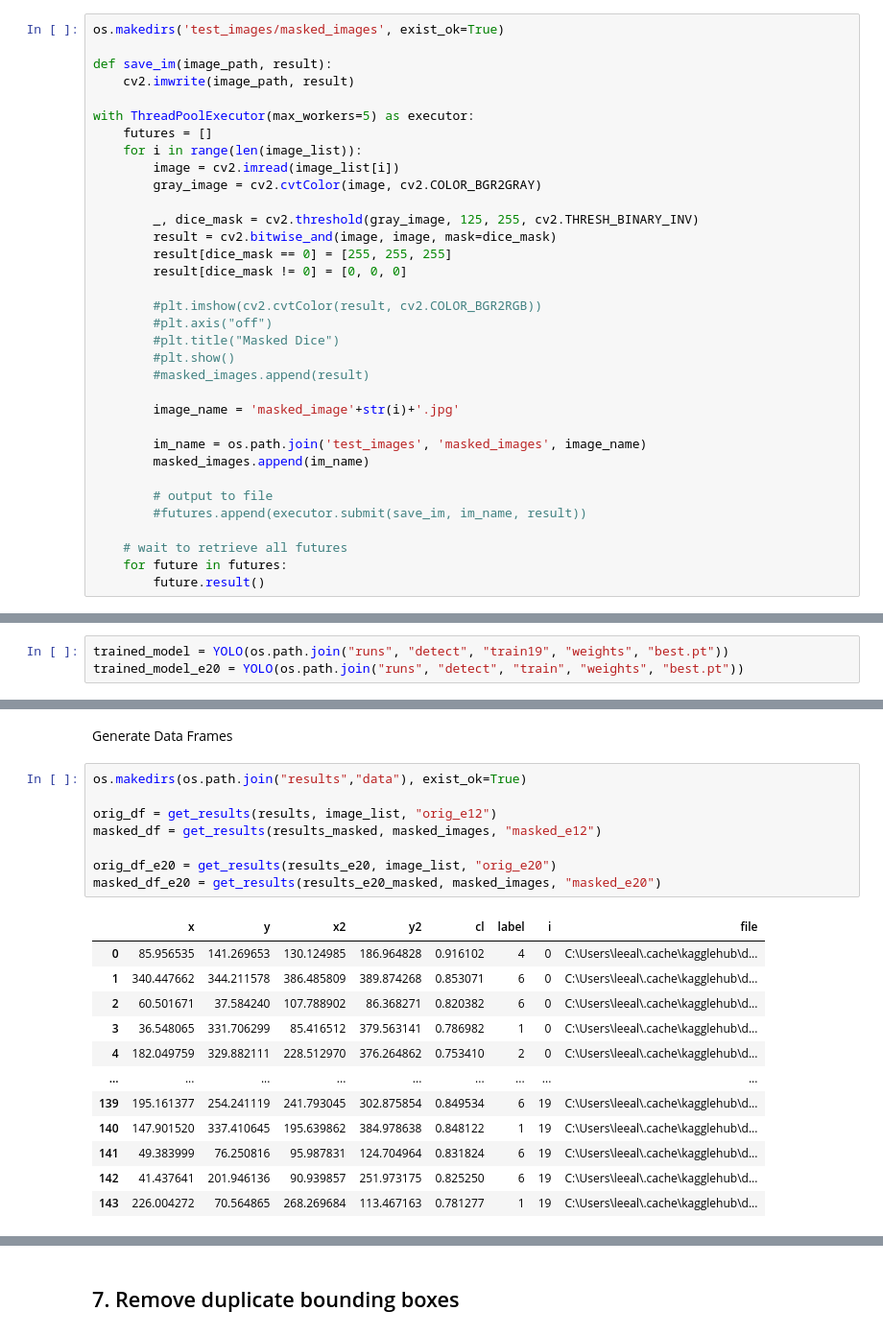
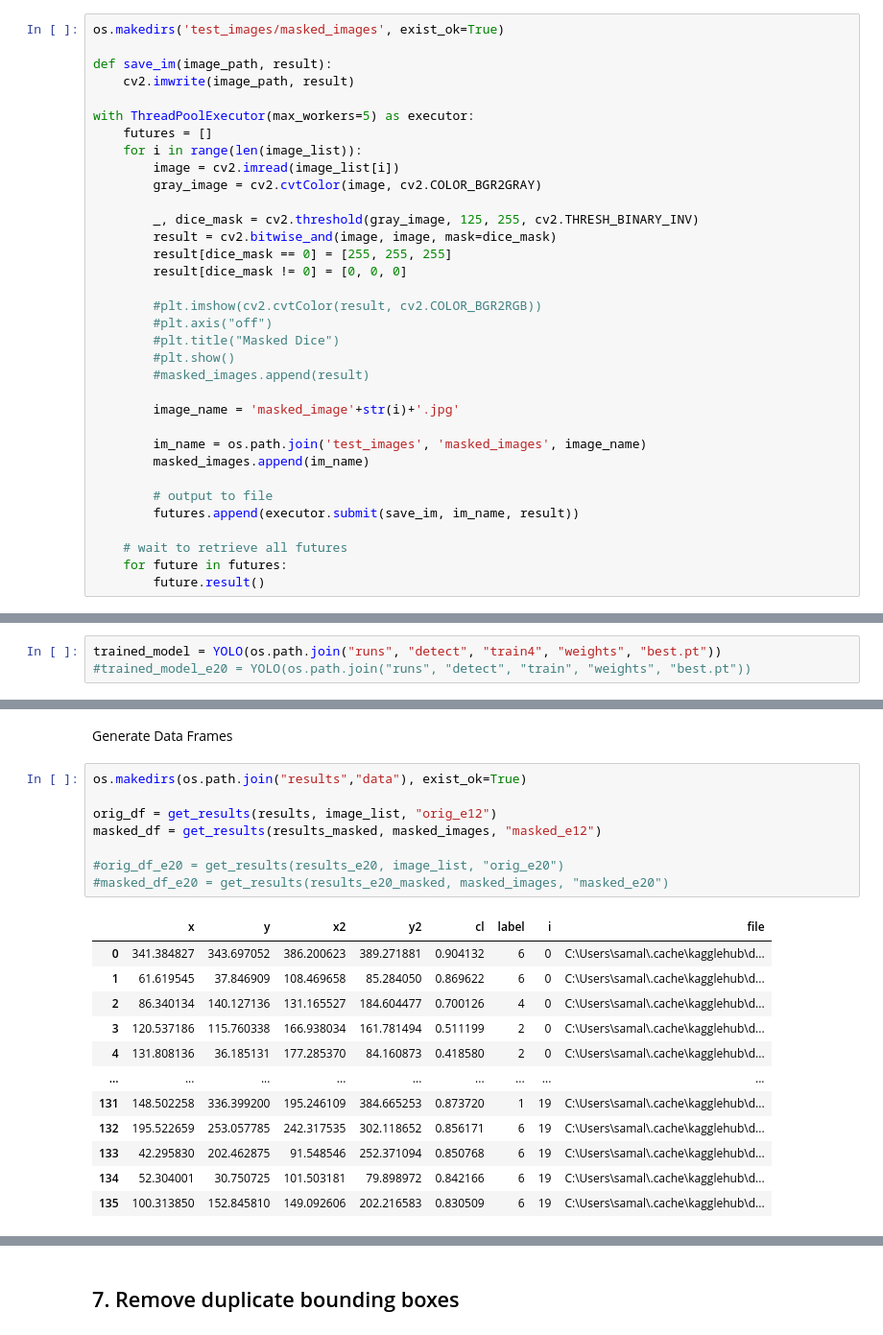
Before and after one commit to AlexLeeVT/DiceRollDetection, a Jupyter notebook: Dice_Detection.ipynb, the cells around one changed output, grey strips where cells are left out. Shown: that part at 96% size. Saved outputs shown, nothing was run; the diff lists cells and outputs as text.

```diff
--- a/Dice_Detection.ipynb
+++ b/Dice_Detection.ipynb
@@ -229,7 +233,7 @@ with ThreadPoolExecutor(max_workers=5) as executor:
         masked_images.append(im_name)
 
         # output to file
-        #futures.append(executor.submit(save_im, im_name, result))
+        futures.append(executor.submit(save_im, im_name, result))
 
     # wait to retrieve all futures
     for future in futures:
@@ -292,8 +296,8 @@ show_image(image_list[9])
 # %% [markdown]
 Predict bounding boxes and values of the dice in another dataset
 # %%
-trained_model = YOLO(os.path.join("runs", "detect", "train19", "weights", "best.pt"))
-trained_model_e20 = YOLO(os.path.join("runs", "detect", "train", "weights", "best.pt"))
+trained_model = YOLO(os.path.join("runs", "detect", "train4", "weights", "best.pt"))
+#trained_model_e20 = YOLO(os.path.join("runs", "detect", "train", "weights", "best.pt"))
 # %% [markdown]
 Predict with epoch = 12
 # %%
@@ -345,21 +331,21 @@ Generate Data Frames
 # %%
 os.makedirs(os.path.join("results","data"), exist_ok=True)
 
 orig_df = get_results(results, image_list, "orig_e12")
 masked_df = get_results(results_masked, masked_images, "masked_e12")
 
-orig_df_e20 = get_results(results_e20, image_list, "orig_e20")
-masked_df_e20 = get_results(results_e20_masked, masked_images, "masked_e20")
+#orig_df_e20 = get_results(results_e20, image_list, "orig_e20")
+#masked_df_e20 = get_results(results_e20_masked, masked_images, "masked_e20")
 # %% [output]
 |  | x | y | x2 | y2 | cl | label | i | file |
-| 0 | 85.956535 | 141.269653 | 130.124985 | 186.964828 | 0.916102 | 4 | 0 | C:\Users\leeal\.cache\kagglehub\d... |
-| 1 | 340.447662 | 344.211578 | 386.485809 | 389.874268 | 0.853071 | 6 | 0 | C:\Users\leeal\.cache\kagglehub\d... |
-| 2 | 60.501671 | 37.584240 | 107.788902 | 86.368271 | 0.820382 | 6 | 0 | C:\Users\leeal\.cache\kagglehub\d... |
-| 3 | 36.548065 | 331.706299 | 85.416512 | 379.563141 | 0.786982 | 1 | 0 | C:\Users\leeal\.cache\kagglehub\d... |
-| 4 | 182.049759 | 329.882111 | 228.512970 | 376.264862 | 0.753410 | 2 | 0 | C:\Users\leeal\.cache\kagglehub\d... |
+| 0 | 341.384827 | 343.697052 | 386.200623 | 389.271881 | 0.904132 | 6 | 0 | C:\Users\samal\.cache\kagglehub\d... |
+| 1 | 61.619545 | 37.846909 | 108.469658 | 85.284050 | 0.869622 | 6 | 0 | C:\Users\samal\.cache\kagglehub\d... |
+| 2 | 86.340134 | 140.127136 | 131.165527 | 184.604477 | 0.700126 | 4 | 0 | C:\Users\samal\.cache\kagglehub\d... |
+| 3 | 120.537186 | 115.760338 | 166.938034 | 161.781494 | 0.511199 | 2 | 0 | C:\Users\samal\.cache\kagglehub\d... |
+| 4 | 131.808136 | 36.185131 | 177.285370 | 84.160873 | 0.418580 | 2 | 0 | C:\Users\samal\.cache\kagglehub\d... |
 | ... | ... | ... | ... | ... | ... | ... | ... | ... |
-| 139 | 195.161377 | 254.241119 | 241.793045 | 302.875854 | 0.849534 | 6 | 19 | C:\Users\leeal\.cache\kagglehub\d... |
-| 140 | 147.901520 | 337.410645 | 195.639862 | 384.978638 | 0.848122 | 1 | 19 | C:\Users\leeal\.cache\kagglehub\d... |
-| 141 | 49.383999 | 76.250816 | 95.987831 | 124.704964 | 0.831824 | 6 | 19 | C:\Users\leeal\.cache\kagglehub\d... |
-| 142 | 41.437641 | 201.946136 | 90.939857 | 251.973175 | 0.825250 | 6 | 19 | C:\Users\leeal\.cache\kagglehub\d... |
-| 143 | 226.004272 | 70.564865 | 268.269684 | 113.467163 | 0.781277 | 1 | 19 | C:\Users\leeal\.cache\kagglehub\d... |
+| 131 | 148.502258 | 336.399200 | 195.246109 | 384.665253 | 0.873720 | 1 | 19 | C:\Users\samal\.cache\kagglehub\d... |
+| 132 | 195.522659 | 253.057785 | 242.317535 | 302.118652 | 0.856171 | 6 | 19 | C:\Users\samal\.cache\kagglehub\d... |
+| 133 | 42.295830 | 202.462875 | 91.548546 | 252.371094 | 0.850768 | 6 | 19 | C:\Users\samal\.cache\kagglehub\d... |
+| 134 | 52.304001 | 30.750725 | 101.503181 | 79.898972 | 0.842166 | 6 | 19 | C:\Users\samal\.cache\kagglehub\d... |
+| 135 | 100.313850 | 152.845810 | 149.092606 | 202.216583 | 0.830509 | 6 | 19 | C:\Users\samal\.cache\kagglehub\d... |
```
Also changed, not shown: parts of 14 cells of this notebook, 37 other files.
